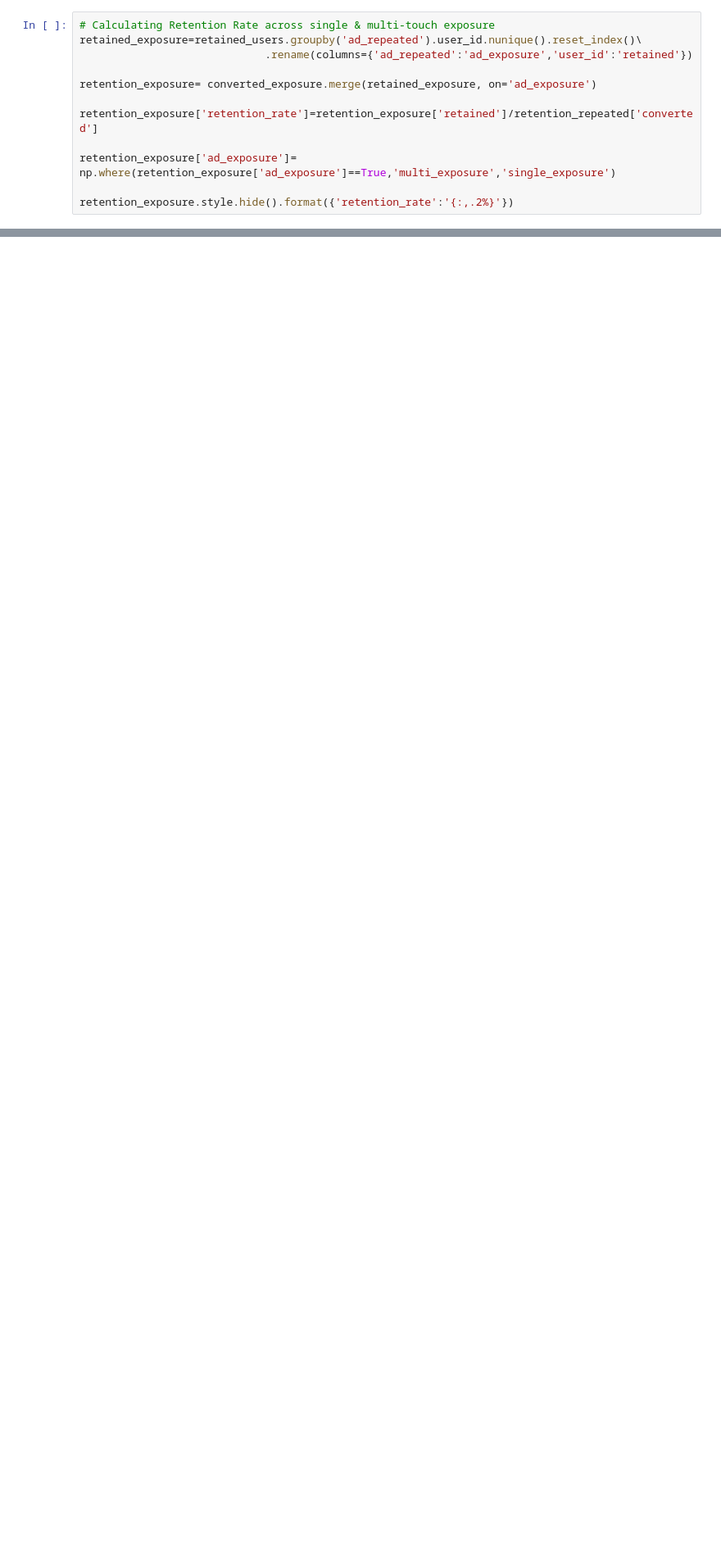
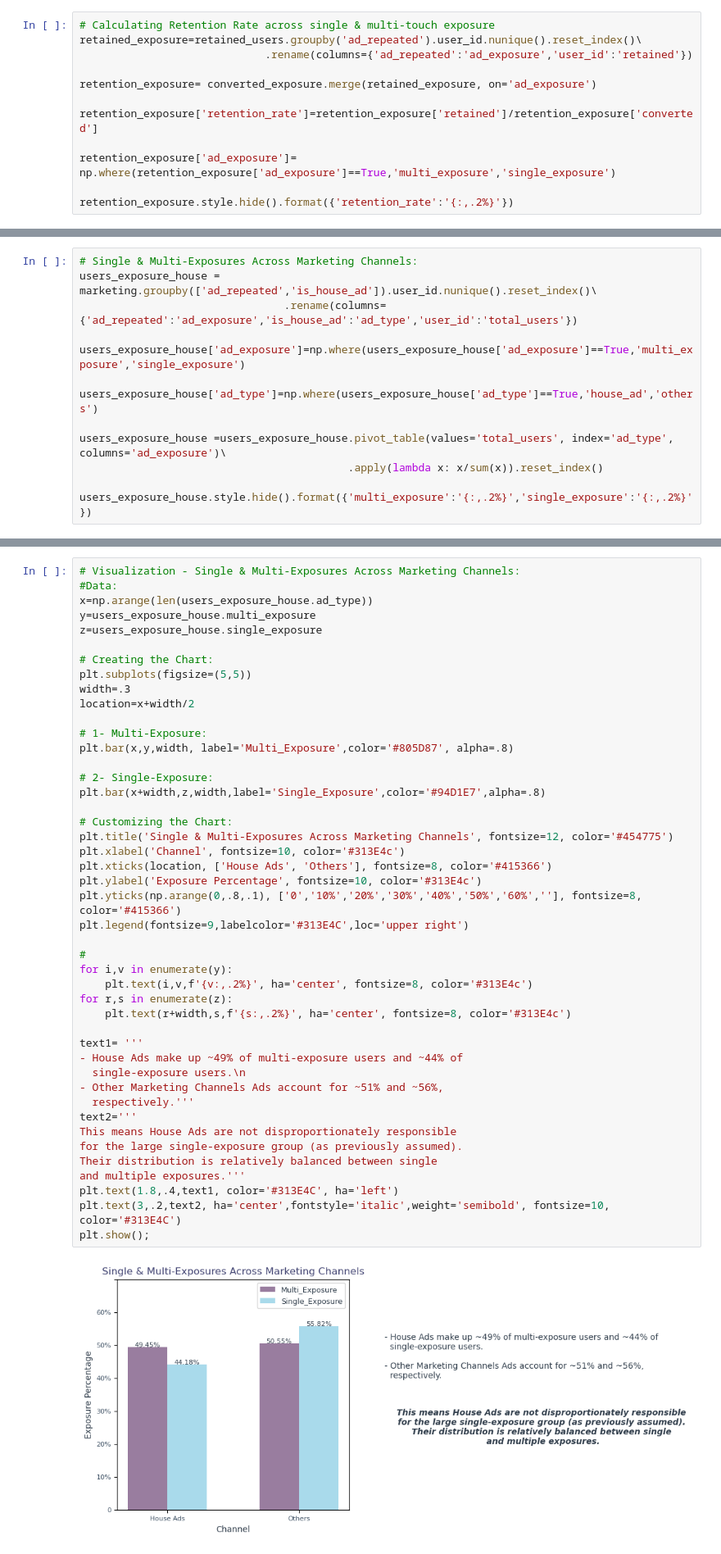
Before and after one commit to hend-a-ghafour/Analyzing_Marketing_Campaigns, a Jupyter notebook: Analyzing_Marketing_Campaigns.ipynb, the cells around one changed output, grey strips where cells are left out. Shown at 82% size. Cells and saved outputs as stored; diff of their text form; blank space fills up the shorter version.

Commit message:
single, multi exposures - marketing channels

```diff
--- a/Analyzing_Marketing_Campaigns.ipynb
+++ b/Analyzing_Marketing_Campaigns.ipynb
@@ -2089,7 +2177,7 @@ retained_exposure=retained_users.groupby('ad_repeated').user_id.nunique().reset_
 
 retention_exposure= converted_exposure.merge(retained_exposure, on='ad_exposure')
 
-retention_exposure['retention_rate']=retention_exposure['retained']/retention_repeated['converted']
+retention_exposure['retention_rate']=retention_exposure['retained']/retention_exposure['converted']
 
 retention_exposure['ad_exposure']= np.where(retention_exposure['ad_exposure']==True,'multi_exposure','single_exposure')
 
@@ -2180 +2268,14 @@ plt.show();
 >_Around 70% of unique users (~5,000) were exposed to the ad only once. This large proportion could be aligned with the extensive ad distribution through House Ads, which had the lowest conversion (7.51%) and retention (58.05%) rates._
+# %%
+# Single & Multi-Exposures Across Marketing Channels:
+users_exposure_house = marketing.groupby(['ad_repeated','is_house_ad']).user_id.nunique().reset_index()\
+                                .rename(columns={'ad_repeated':'ad_exposure','is_house_ad':'ad_type','user_id':'total_users'})
+
+users_exposure_house['ad_exposure']=np.where(users_exposure_house['ad_exposure']==True,'multi_exposure','single_exposure')
+
+users_exposure_house['ad_type']=np.where(users_exposure_house['ad_type']==True,'house_ad','others')
+
+users_exposure_house =users_exposure_house.pivot_table(values='total_users', index='ad_type', columns='ad_exposure')\
+                                          .apply(lambda x: x/sum(x)).reset_index()
+
+users_exposure_house.style.hide().format({'multi_exposure':'{:,.2%}','single_exposure':'{:,.2%}'})
@@ -2181 +2286,48 @@ plt.show();
+# %%
+# Visualization - Single & Multi-Exposures Across Marketing Channels:
+#Data:
+x=np.arange(len(users_exposure_house.ad_type))
+y=users_exposure_house.multi_exposure
+z=users_exposure_house.single_exposure
+
+# Creating the Chart:
+plt.subplots(figsize=(5,5))
+width=.3
+location=x+width/2
+
+# 1- Multi-Exposure:
+plt.bar(x,y,width, label='Multi_Exposure',color='#805D87', alpha=.8)
+
+# 2- Single-Exposure:
+plt.bar(x+width,z,width,label='Single_Exposure',color='#94D1E7',alpha=.8)
+
+# Customizing the Chart:
+plt.title('Single & Multi-Exposures Across Marketing Channels', fontsize=12, color='#454775')
+plt.xlabel('Channel', fontsize=10, color='#313E4c')
+plt.xticks(location, ['House Ads', 'Others'], fontsize=8, color='#415366')
+plt.ylabel('Exposure Percentage', fontsize=10, color='#313E4c')
+plt.yticks(np.arange(0,.8,.1), ['0','10%','20%','30%','40%','50%','60%',''], fontsize=8, color='#415366')
+plt.legend(fontsize=9,labelcolor='#313E4C',loc='upper right')
+
+#
+for i,v in enumerate(y):
+    plt.text(i,v,f'{v:,.2%}', ha='center', fontsize=8, color='#313E4c')
+for r,s in enumerate(z):
+    plt.text(r+width,s,f'{s:,.2%}', ha='center', fontsize=8, color='#313E4c')
+
+text1= '''
+- House Ads make up ~49% of multi-exposure users and ~44% of
+  single-exposure users.\n
+- Other Marketing Channels Ads account for ~51% and ~56%,
+  respectively.'''
+text2='''
+This means House Ads are not disproportionately responsible
+for the large single-exposure group (as previously assumed).
+Their distribution is relatively balanced between single
+and multiple exposures.'''
+plt.text(1.8,.4,text1, color='#313E4C', ha='left')
+plt.text(3,.2,text2, ha='center',fontstyle='italic',weight='semibold', fontsize=10, color='#313E4C')
+plt.show();
+# %% [output]
+[figure, added]
 # %%
```
Also changed, not shown: parts of 39 cells of this notebook.
